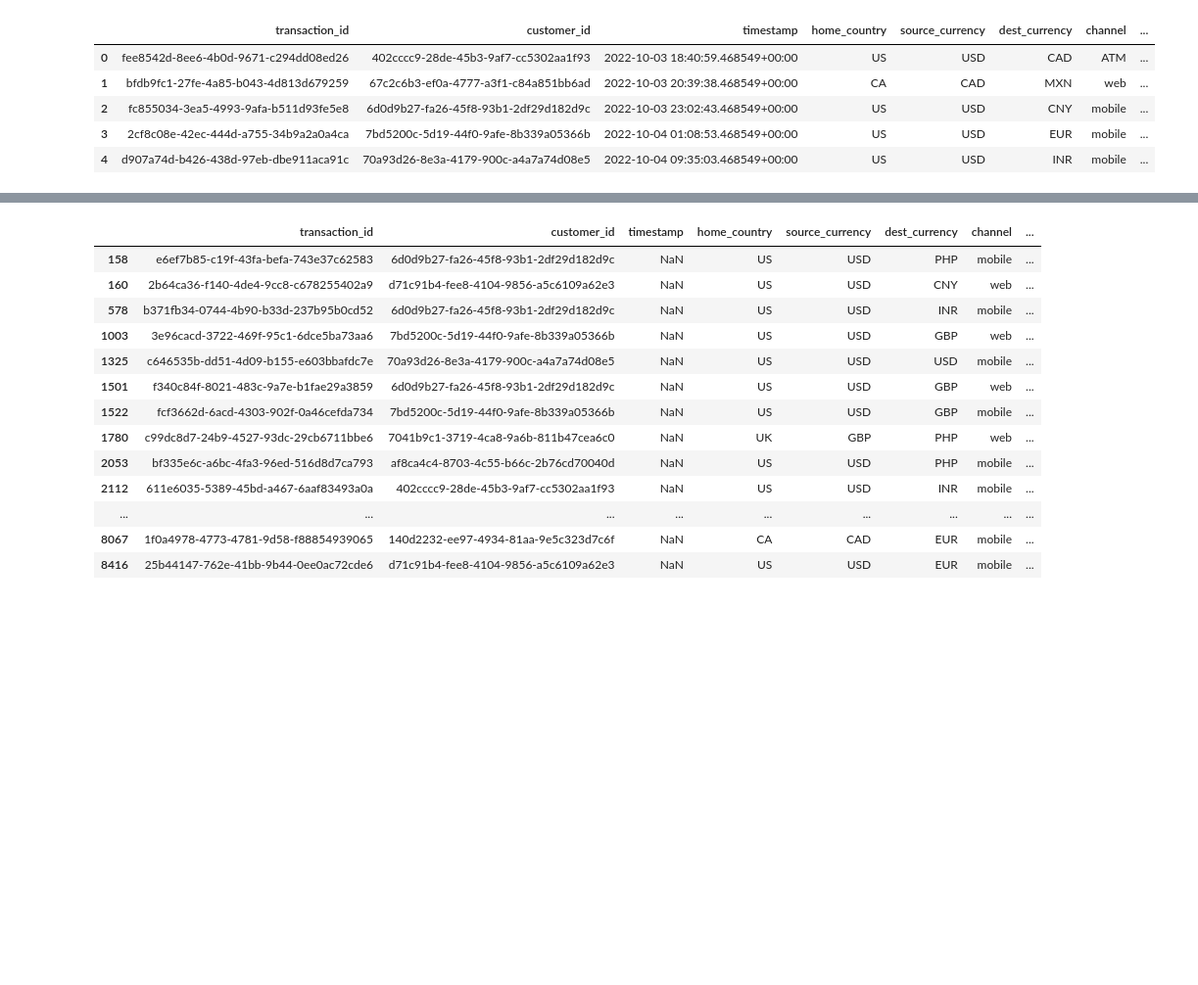
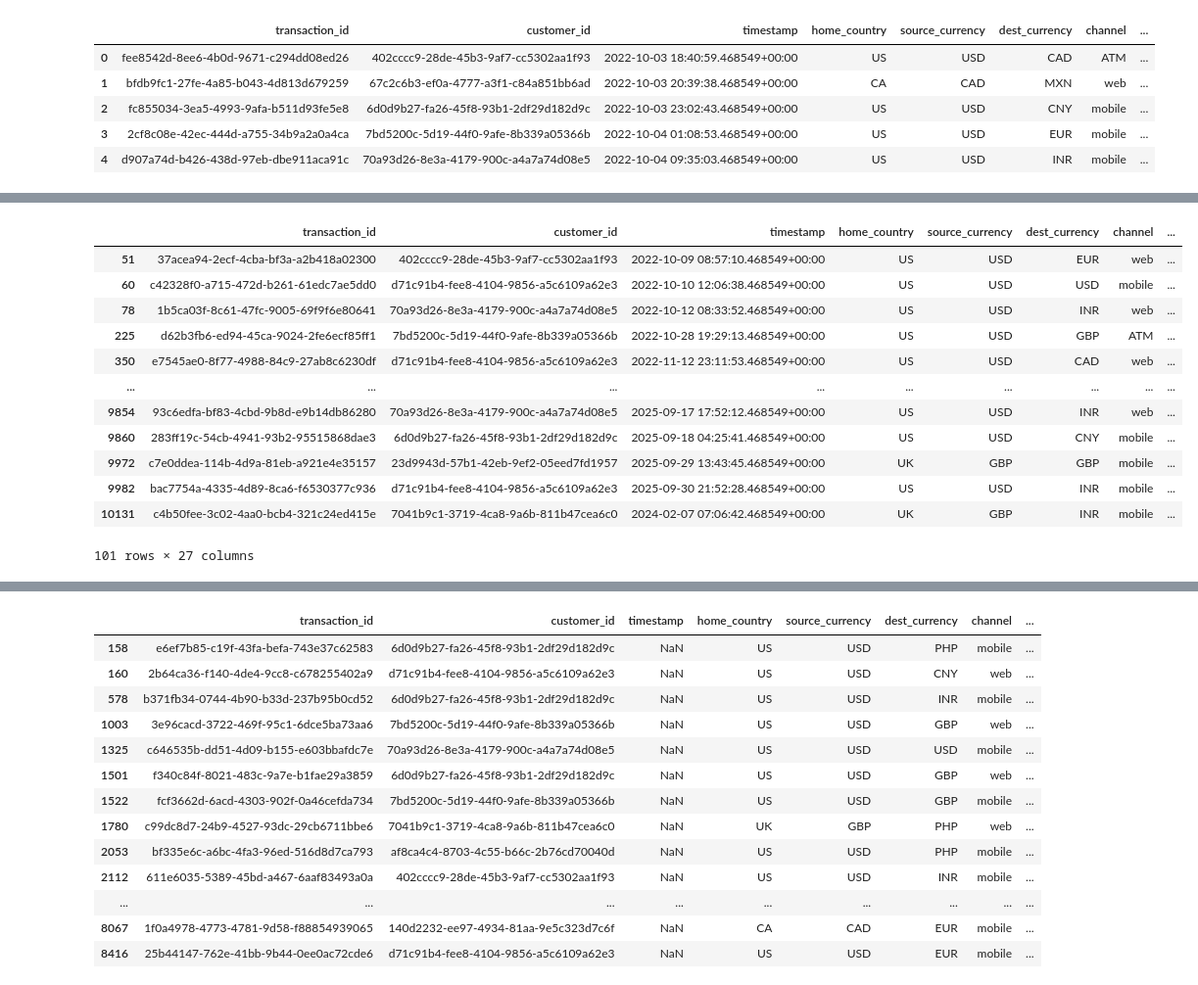
Before and after one commit to sarbol/Financial_Transaction_Fraud_Detection, a Jupyter notebook: notebooks/01_exploratory_data_analysis.ipynb, the cells around one changed output, grey strips where cells are left out. Shown at 98% size. Saved outputs shown, nothing was run; the diff lists cells and outputs as text; code cells hidden in the pictures; blank space fills up the shorter version.

```diff
--- a/notebooks/01_exploratory_data_analysis.ipynb
+++ b/notebooks/01_exploratory_data_analysis.ipynb
@@ -38,0 +441,16 @@ dtype: float64
+# %%
+df.loc[(df.fee.notnull()) & (df.fee < 0)]
+# %% [output]
+|  | transaction_id | customer_id | timestamp | home_country | source_currency | dest_currency | channel | ... |
+| 51 | 37acea94-2ecf-4cba-bf3a-a2b418a02300 | 402cccc9-28de-45b3-9af7-cc5302aa1f93 | 2022-10-09 08:57:10.468549+00:00 | US | USD | EUR | web | ... |
+| 60 | c42328f0-a715-472d-b261-61edc7ae5dd0 | d71c91b4-fee8-4104-9856-a5c6109a62e3 | 2022-10-10 12:06:38.468549+00:00 | US | USD | USD | mobile | ... |
+| 78 | 1b5ca03f-8c61-47fc-9005-69f9f6e80641 | 70a93d26-8e3a-4179-900c-a4a7a74d08e5 | 2022-10-12 08:33:52.468549+00:00 | US | USD | INR | web | ... |
+| 225 | d62b3fb6-ed94-45ca-9024-2fe6ecf85ff1 | 7bd5200c-5d19-44f0-9afe-8b339a05366b | 2022-10-28 19:29:13.468549+00:00 | US | USD | GBP | ATM | ... |
+| 350 | e7545ae0-8f77-4988-84c9-27ab8c6230df | d71c91b4-fee8-4104-9856-a5c6109a62e3 | 2022-11-12 23:11:53.468549+00:00 | US | USD | CAD | web | ... |
+| ... | ... | ... | ... | ... | ... | ... | ... | ... |
+| 9854 | 93c6edfa-bf83-4cbd-9b8d-e9b14db86280 | 70a93d26-8e3a-4179-900c-a4a7a74d08e5 | 2025-09-17 17:52:12.468549+00:00 | US | USD | INR | web | ... |
+| 9860 | 283ff19c-54cb-4941-93b2-95515868dae3 | 6d0d9b27-fa26-45f8-93b1-2df29d182d9c | 2025-09-18 04:25:41.468549+00:00 | US | USD | CNY | mobile | ... |
+| 9972 | c7e0ddea-114b-4d9a-81eb-a921e4e35157 | 23d9943d-57b1-42eb-9ef2-05eed7fd1957 | 2025-09-29 13:43:45.468549+00:00 | UK | GBP | GBP | mobile | ... |
+| 9982 | bac7754a-4335-4d89-8ca6-f6530377c936 | d71c91b4-fee8-4104-9856-a5c6109a62e3 | 2025-09-30 21:52:28.468549+00:00 | US | USD | INR | mobile | ... |
+| 10131 | c4b50fee-3c02-4aa0-bcb4-321c24ed415e | 7041b9c1-3719-4ca8-9a6b-811b47cea6c0 | 2024-02-07 07:06:42.468549+00:00 | UK | GBP | INR | mobile | ... |
+101 rows × 27 columns
```
Also changed, not shown: parts of 65 cells of this notebook.
